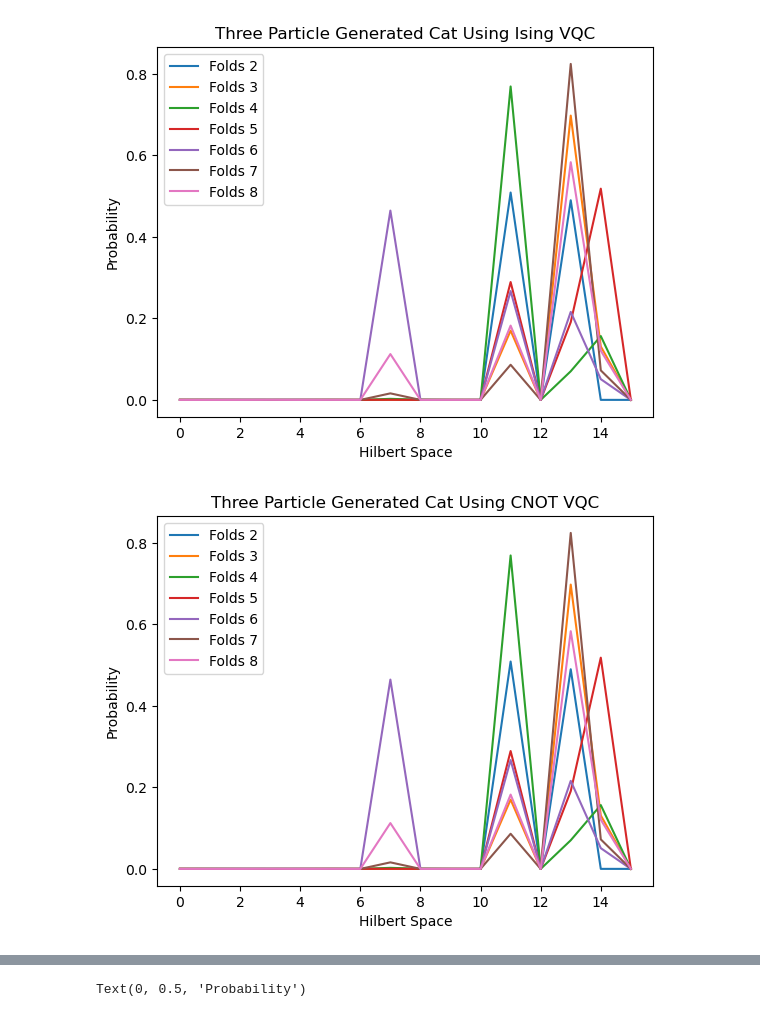
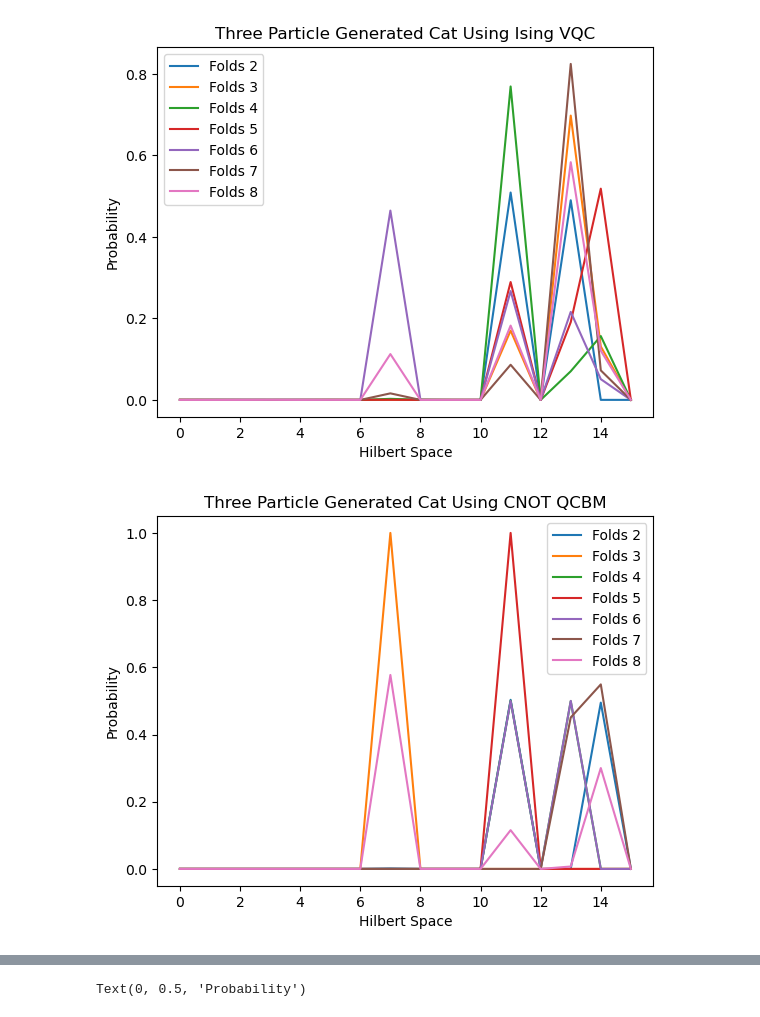
Before and after one commit to Ak-ash22/qcbm_hiwi, a Jupyter notebook: qcbm_project/cat_anticat/avg_vqc_work.ipynb, the cells around one changed output, grey strips where cells are left out. Drawn from its saved outputs; the diff is of its cells as text; code cells hidden in the pictures.

Commit message:
verified vqc_cnot learns subset of original cat

```diff
--- a/qcbm_project/cat_anticat/avg_vqc_work.ipynb
+++ b/qcbm_project/cat_anticat/avg_vqc_work.ipynb
@@ -22,23 +22,23 @@ plt.show()
 # %% [output]
 [figure]
 # %%
-with open("/home/akashm/PROJECT/qcbm_hiwi/qcbm_project/cat_anticat/data/three_particle_avg_generatedcat_fullentanglement.pkl", "rb") as f:
+with open("/home/akashm/PROJECT/qcbm_hiwi/qcbm_project/cat_anticat/data/three_particle_avg_generatedcat_qcbm_cnot.pkl", "rb") as f:
     full_entanglement_generated_cat = pickle.load(f)
 
 plt.plot(x,full_entanglement_generated_cat[0],label='Folds 2')
 plt.plot(x,full_entanglement_generated_cat[1],label='Folds 3')
 plt.plot(x,full_entanglement_generated_cat[2],label='Folds 4')
 plt.plot(x,full_entanglement_generated_cat[3],label='Folds 5')
 plt.plot(x,full_entanglement_generated_cat[4],label='Folds 6')
 plt.plot(x,full_entanglement_generated_cat[5],label='Folds 7')
 plt.plot(x,full_entanglement_generated_cat[6],label='Folds 8')
 plt.legend()
-plt.title('Three Particle Generated Cat Using CNOT VQC')
+plt.title('Three Particle Generated Cat Using CNOT QCBM')
 plt.xlabel('Hilbert Space')
 plt.ylabel('Probability')
 plt.show()
 # %% [output]
-[figure, old version]
+[figure, new version]
 # %%
 generated_cats = np.array(generated_cat)
 average_generated_cat = np.mean(generated_cats,axis=0)
```
Also changed, not shown: parts of 11 cells of this notebook, 3 other files.
